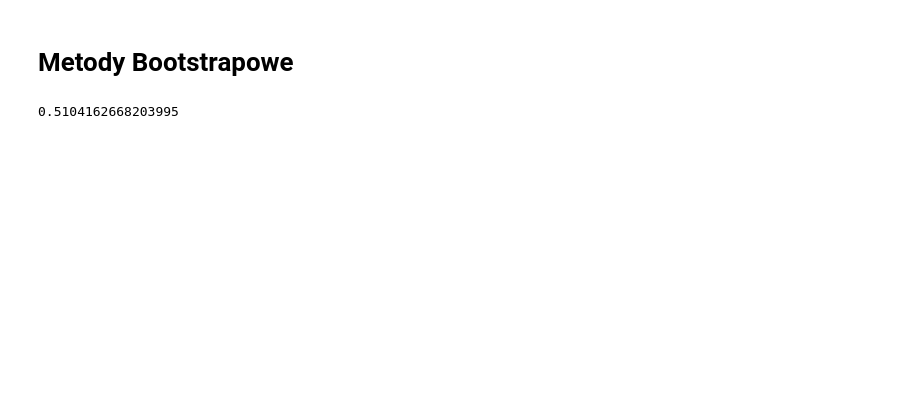
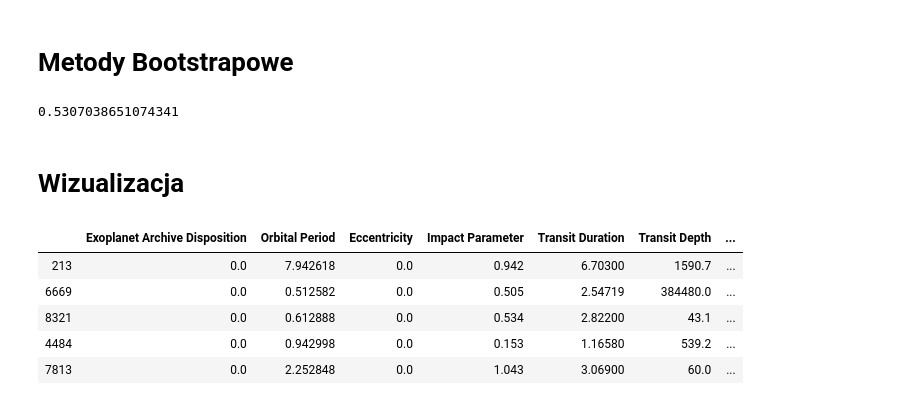
Before and after one commit to KaliszS/Exoplanets-Kepler-Regression, a Jupyter notebook: Kepler Regression.ipynb, the cells around one changed output. Drawn from its saved outputs; the diff is of its cells as text; code cells hidden in the pictures; blank space fills up the shorter version.

```diff
--- a/Kepler Regression.ipynb
+++ b/Kepler Regression.ipynb
@@ -291,10 +334,8 @@ print("Walidacja Krzyżowa dla regresji z reg. lasso :", cross_val_score(lass, n
 from sklearn.ensemble import BaggingRegressor
 from sklearn.utils.testing import assert_greater
 # %%
-ensemble = BaggingRegressor(base_estimator=Ridge(), bootstrap_features = True, n_estimators=1000).fit(X_train, y_train)
-bagging_x = bagging.predict(X_test)
-#bagging.score(bagging_x,y_test.values)
-#y_test.values
+ensemble = BaggingRegressor(base_estimator=Lasso(), bootstrap_features = True, n_estimators=100).fit(X_train, y_train)
+bagging_x = ensemble.predict(X_test)
 ensemble.score(X_test, y_test)
 # %% [output]
-0.5104162668203995
+0.5307038651074341
@@ -308,0 +342,14 @@ for col in X_train.columns:
+# %% [markdown]
+# Wizualizacja
+# %%
+X_wiz = X_test
+# %%
+X_wiz['Temperature'] = y_pred
+X_wiz.head()
+# %% [output]
+|  | Exoplanet Archive Disposition | Orbital Period | Eccentricity | Impact Parameter | Transit Duration | Transit Depth | ... |
+| 213 | 0.0 | 7.942618 | 0.0 | 0.942 | 6.70300 | 1590.7 | ... |
+| 6669 | 0.0 | 0.512582 | 0.0 | 0.505 | 2.54719 | 384480.0 | ... |
+| 8321 | 0.0 | 0.612888 | 0.0 | 0.534 | 2.82200 | 43.1 | ... |
+| 4484 | 0.0 | 0.942998 | 0.0 | 0.153 | 1.16580 | 539.2 | ... |
+| 7813 | 0.0 | 2.252848 | 0.0 | 1.043 | 3.06900 | 60.0 | ... |
```
Also changed, not shown: parts of 22 cells of this notebook.
